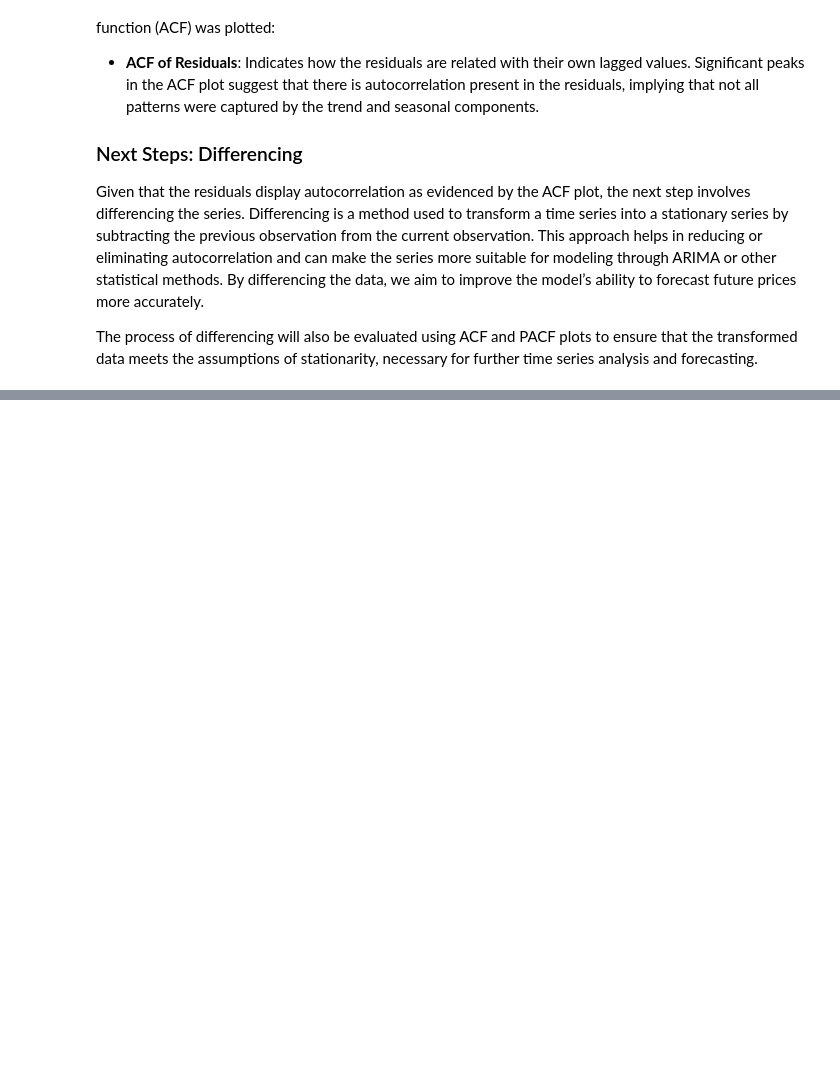
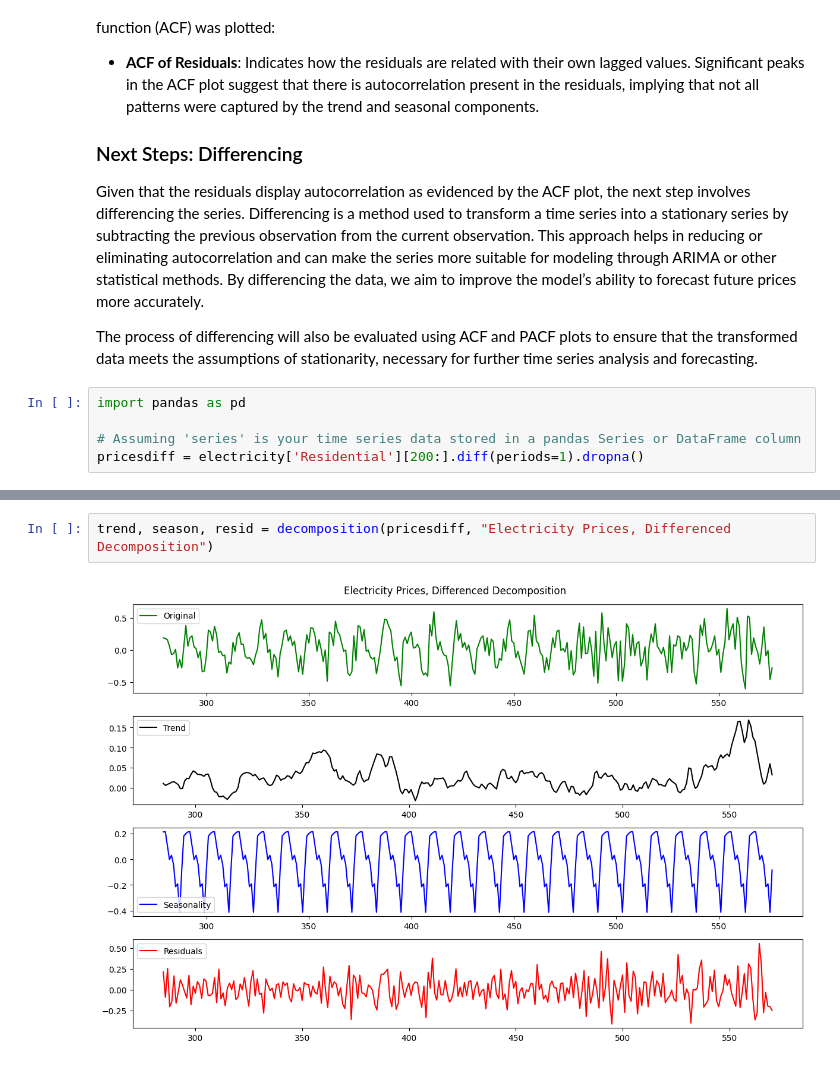
Before and after one commit to harithagb/timeseries, a Jupyter notebook: econ_timeseries.ipynb, the cells around one changed output, grey strips where cells are left out. Drawn from its saved outputs; the diff is of its cells as text; blank space fills up the shorter version.

```diff
--- a/econ_timeseries.ipynb
+++ b/econ_timeseries.ipynb
@@ -248,3 +259,8 @@ To assess the randomness of the residuals, which should ideally contain no patte
 Given that the residuals display autocorrelation as evidenced by the ACF plot, the next step involves differencing the series. Differencing is a method used to transform a time series into a stationary series by subtracting the previous observation from the current observation. This approach helps in reducing or eliminating autocorrelation and can make the series more suitable for modeling through ARIMA or other statistical methods. By differencing the data, we aim to improve the model’s ability to forecast future prices more accurately.
 
 The process of differencing will also be evaluated using ACF and PACF plots to ensure that the transformed data meets the assumptions of stationarity, necessary for further time series analysis and forecasting.
+# %%
+import pandas as pd
+
+# Assuming 'series' is your time series data stored in a pandas Series or DataFrame column
+pricesdiff = electricity['Residential'][200:].diff(periods=1).dropna()
@@ -250,0 +282,4 @@ The process of differencing will also be evaluated using ACF and PACF plots to e
+# %%
+trend, season, resid = decomposition(pricesdiff, "Electricity Prices, Differenced Decomposition")
+# %% [output]
+[figure, added]
```
Also changed, not shown: parts of 17 cells of this notebook.
